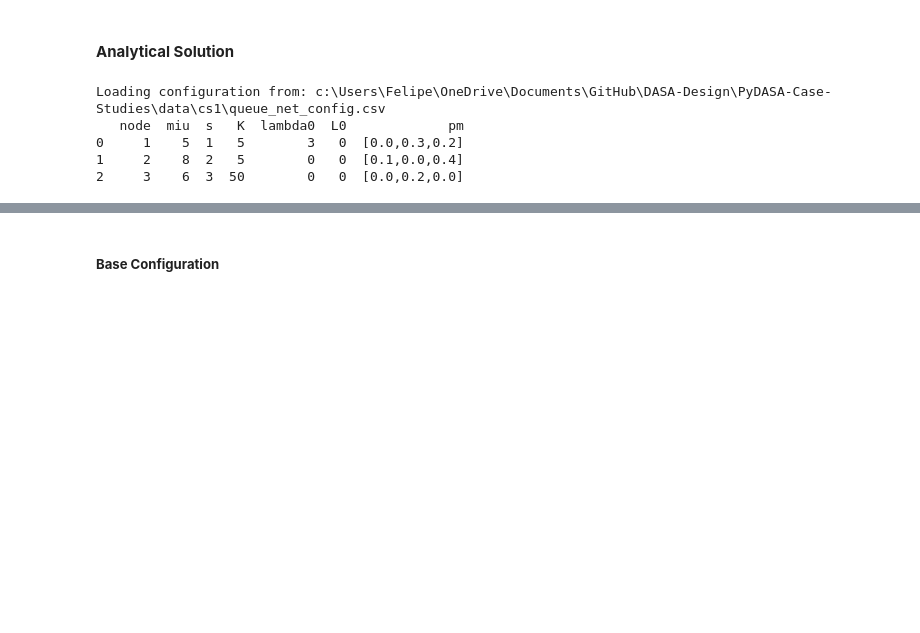
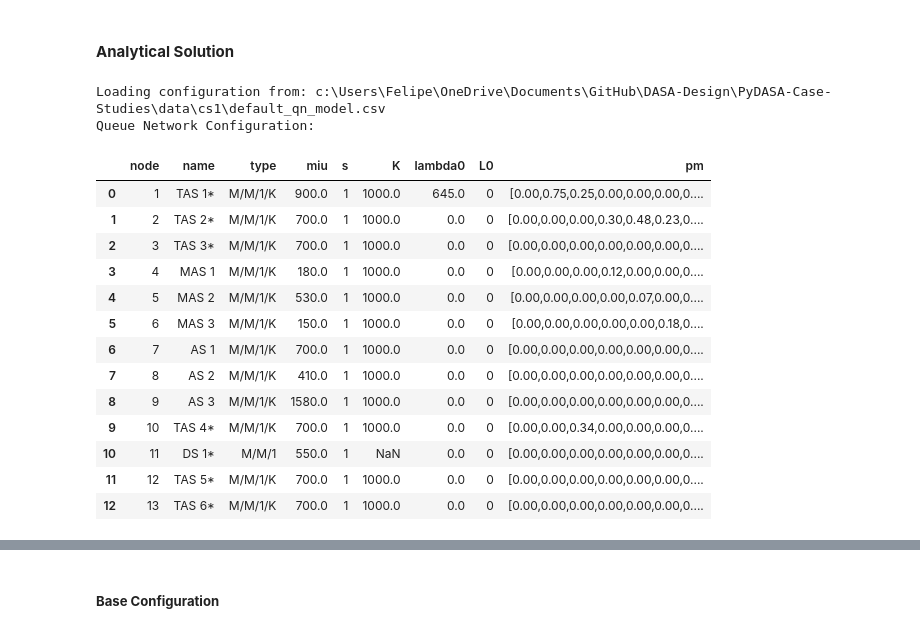
Before and after one commit to DASA-Design/PyDASA-CS1-TAS, a Jupyter notebook: CS-01A - TAS - Architecture Modelling.ipynb, the cells around one changed output, grey strips where cells are left out. Cells and saved outputs as stored; diff of their text form; code cells hidden in the pictures; blank space fills up the shorter version.

```diff
--- a/CS-01A - TAS - Architecture Modelling.ipynb
+++ b/CS-01A - TAS - Architecture Modelling.ipynb
@@ -302,30 +304,26 @@ Data path: c:\Users\Felipe\OneDrive\Documents\GitHub\DASA-Design\PyDASA-Case-Stu
 ### **Queue Model**
 # %% [markdown]
 #### **Analytical Solution**
-# %%
-# Load configuration with mixed queue models
-cfg = load(file_path, "queue_net_config.csv")
-miu = cfg["miu"].values
-lambda0 = cfg["lambda0"].values
-n_servers = cfg["s"].values
-kap = cfg["K"].values.astype(float)  # Convert to float array
-
-# Convert K=0 to infinite capacity
-for i in range(len(kap)):
-    if kap[i] == 0:
-        kap[i] = float('inf')
-
-# Convert string representations of arrays to actual numpy arrays
-# and create routing matrix P
-prob = []
-for pm_str in cfg["pm"].values:
-    pm_values = pm_str.strip("[]").split(",")
-    pm_values = [float(val) for val in pm_values]
-    prob.append(pm_values)
-P = np.array((prob))
-# %% [output]
-Loading configuration from: c:\Users\Felipe\OneDrive\Documents\GitHub\DASA-Design\PyDASA-Case-Studies\data\cs1\queue_net_config.csv
-   node  miu  s   K  lambda0  L0             pm
-0     1    5  1   5        3   0  [0.0,0.3,0.2]
-1     2    8  2   5        0   0  [0.1,0.0,0.4]
-2     3    6  3  50        0   0  [0.0,0.2,0.0]
+# %%
+# Load configuration with mixed queue models
+cs_cfg = load(file_path, "default_qn_model.csv")
+print("Queue Network Configuration:")
+# print(cs_cfg)
+cs_cfg
+# %% [output]
+Loading configuration from: c:\Users\Felipe\OneDrive\Documents\GitHub\DASA-Design\PyDASA-Case-Studies\data\cs1\default_qn_model.csv
+Queue Network Configuration:
+|  | node | name | type | miu | s | K | lambda0 | L0 | pm |
+| 0 | 1 | TAS 1* | M/M/1/K | 900.0 | 1 | 1000.0 | 645.0 | 0 | [0.00,0.75,0.25,0.00,0.00,0.00,0.... |
+| 1 | 2 | TAS 2* | M/M/1/K | 700.0 | 1 | 1000.0 | 0.0 | 0 | [0.00,0.00,0.00,0.30,0.48,0.23,0.... |
+| 2 | 3 | TAS 3* | M/M/1/K | 700.0 | 1 | 1000.0 | 0.0 | 0 | [0.00,0.00,0.00,0.00,0.00,0.00,0.... |
+| 3 | 4 | MAS 1 | M/M/1/K | 180.0 | 1 | 1000.0 | 0.0 | 0 | [0.00,0.00,0.00,0.12,0.00,0.00,0.... |
+| 4 | 5 | MAS 2 | M/M/1/K | 530.0 | 1 | 1000.0 | 0.0 | 0 | [0.00,0.00,0.00,0.00,0.07,0.00,0.... |
+| 5 | 6 | MAS 3 | M/M/1/K | 150.0 | 1 | 1000.0 | 0.0 | 0 | [0.00,0.00,0.00,0.00,0.00,0.18,0.... |
+| 6 | 7 | AS 1 | M/M/1/K | 700.0 | 1 | 1000.0 | 0.0 | 0 | [0.00,0.00,0.00,0.00,0.00,0.00,0.... |
+| 7 | 8 | AS 2 | M/M/1/K | 410.0 | 1 | 1000.0 | 0.0 | 0 | [0.00,0.00,0.00,0.00,0.00,0.00,0.... |
+| 8 | 9 | AS 3 | M/M/1/K | 1580.0 | 1 | 1000.0 | 0.0 | 0 | [0.00,0.00,0.00,0.00,0.00,0.00,0.... |
+| 9 | 10 | TAS 4* | M/M/1/K | 700.0 | 1 | 1000.0 | 0.0 | 0 | [0.00,0.00,0.34,0.00,0.00,0.00,0.... |
+| 10 | 11 | DS 1* | M/M/1 | 550.0 | 1 | NaN | 0.0 | 0 | [0.00,0.00,0.00,0.00,0.00,0.00,0.... |
+| 11 | 12 | TAS 5* | M/M/1/K | 700.0 | 1 | 1000.0 | 0.0 | 0 | [0.00,0.00,0.00,0.00,0.00,0.00,0.... |
+| 12 | 13 | TAS 6* | M/M/1/K | 700.0 | 1 | 1000.0 | 0.0 | 0 | [0.00,0.00,0.00,0.00,0.00,0.00,0.... |
```
Also changed, not shown: parts of 7 cells of this notebook, 6 other files.
